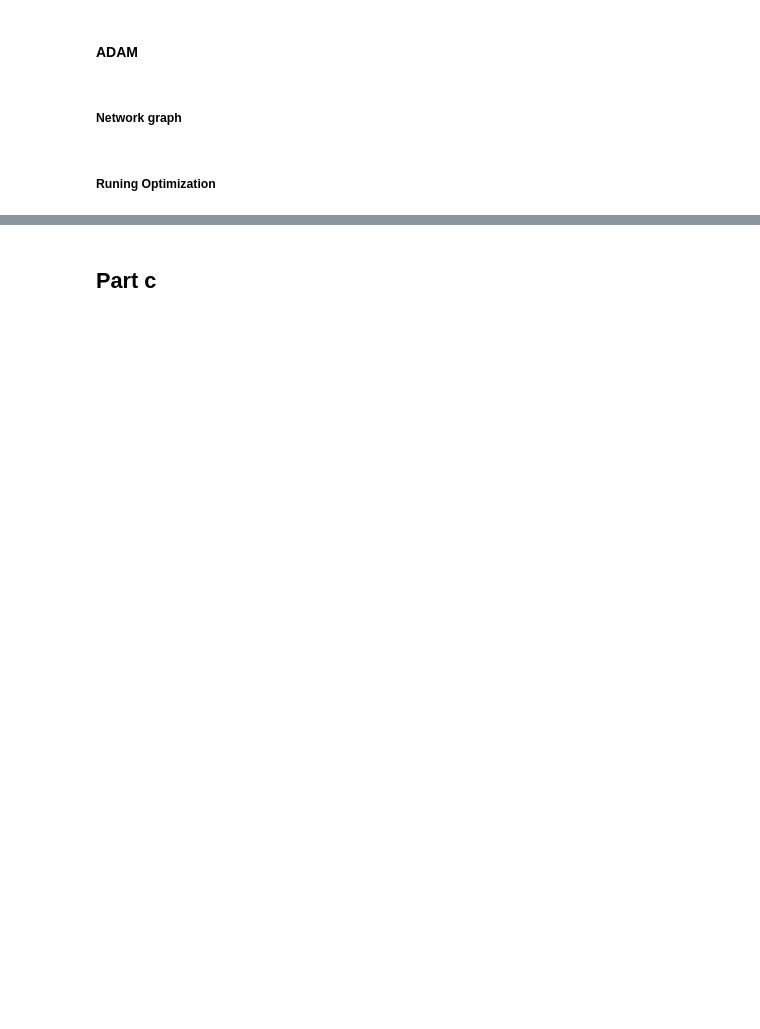
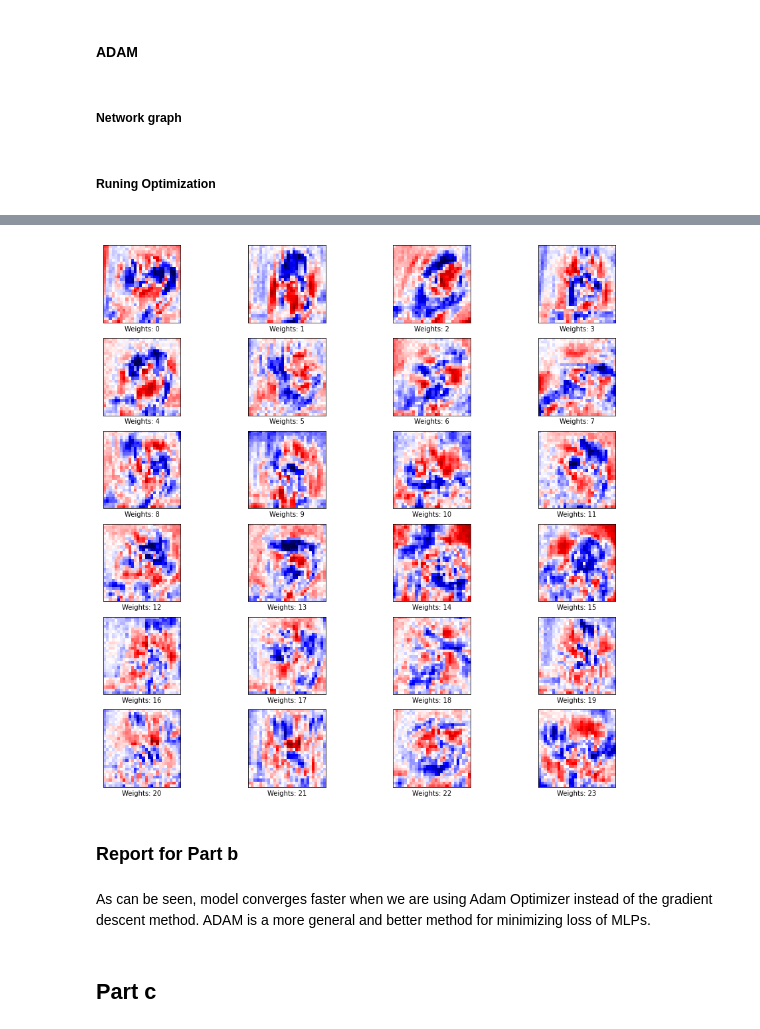
Before and after one commit to AminAlam/sign-language-Detector, a Jupyter notebook: Q01.ipynb, the cells around one changed output, grey strips where cells are left out. Saved outputs shown, nothing was run; the diff lists cells and outputs as text; code cells hidden in the pictures; blank space fills up the shorter version.

```diff
--- a/Q01.ipynb
+++ b/Q01.ipynb
@@ -357,4 +377,13 @@ Training Acc = 0.94 - Validation Acc = 0.94 - Test Acc = 0.70 - Loss = 1.0034
 [figure]
 [figure]
+# %%
+# plotting weights
+plot_weights(weights_out)
+# %% [output]
+[figure, added]
+# %% [markdown]
+### Report for Part b
+# %% [markdown]
+As can be seen, model converges faster when we are using Adam Optimizer instead of the gradient descent method. ADAM is a more general and better method for minimizing loss of MLPs.
 # %% [markdown]
 ## Part c
```
Also changed, not shown: parts of 47 cells of this notebook, 1 other file.
